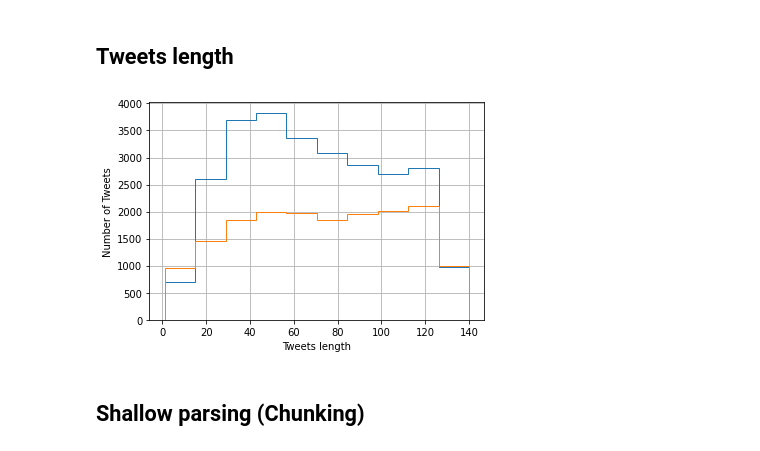
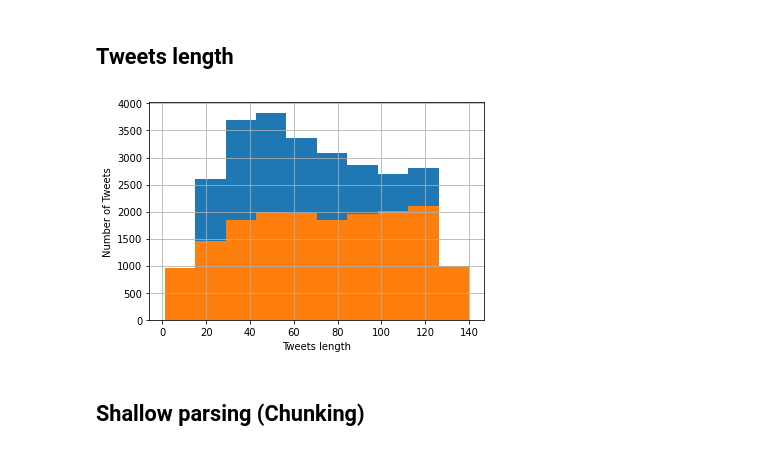
Before and after one commit to Nasseredd/DiscriminationTweetsProject, a Jupyter notebook: Analysis.ipynb, the cells around one changed output. Cells and saved outputs as stored; diff of their text form; code cells hidden in the pictures.

```diff
--- a/Analysis.ipynb
+++ b/Analysis.ipynb
@@ -127,14 +128,14 @@ metrics_graphic(stemming_metrics, lemmatization_metrics)
 # %% [markdown]
 ## Tweets length
 # %%
-h = 'step'
-df['Tweets'][df['Label']==1].str.len().hist(histtype=h)
-df['Tweets'][df['Label']==0].str.len().hist(histtype=h)
+#h = 'step'
+df['Tweets'][df['Label']==1].str.len().hist()#histtype=h)
+df['Tweets'][df['Label']==0].str.len().hist()#histtype=h)
 plt.xlabel('Tweets length')
 plt.ylabel('Number of Tweets')
 plt.show()
 # %% [output]
-[figure, old version]
+[figure, new version]
 # %%
 # Build a function that returns the length of each tweet
 def len_tweets(tweets):
```
Also changed, not shown: parts of 57 cells of this notebook.
